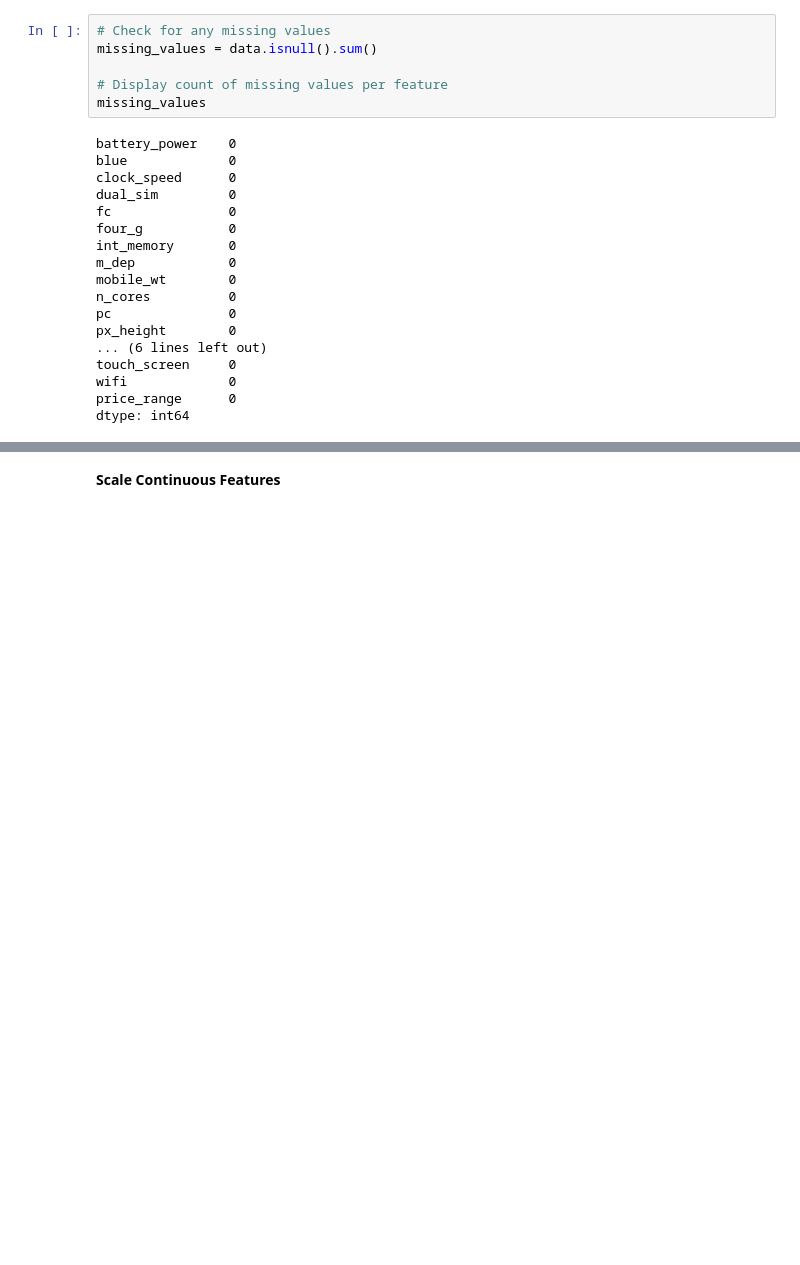
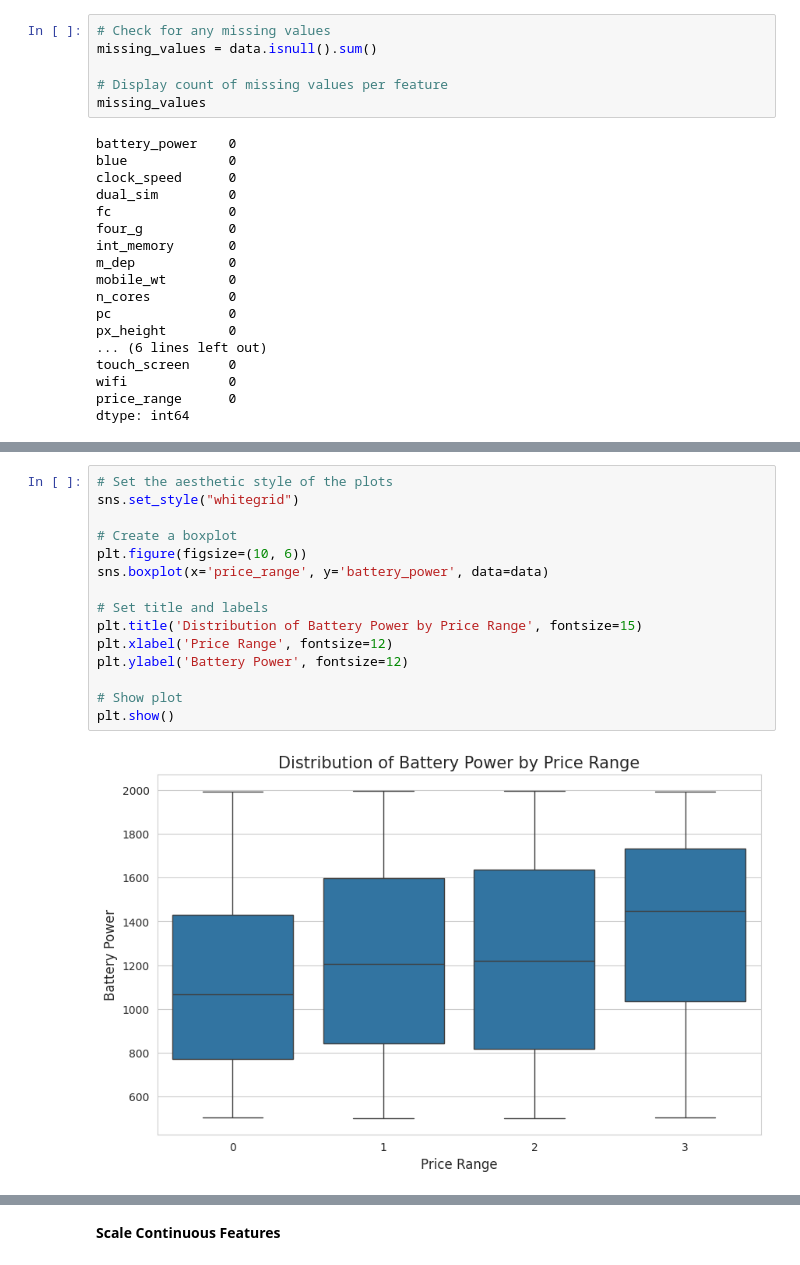
Before and after one commit to ejgallarde/machine-learning, a Jupyter notebook: KNN/Predicting_Phone_Price_Range.ipynb, the cells around one changed output, grey strips where cells are left out. Drawn from its saved outputs; the diff is of its cells as text; blank space fills up the shorter version.

```diff
--- a/KNN/Predicting_Phone_Price_Range.ipynb
+++ b/KNN/Predicting_Phone_Price_Range.ipynb
@@ -102,0 +150,17 @@ dtype: int64
+# %%
+# Set the aesthetic style of the plots
+sns.set_style("whitegrid")
+
+# Create a boxplot
+plt.figure(figsize=(10, 6))
+sns.boxplot(x='price_range', y='battery_power', data=data)
+
+# Set title and labels
+plt.title('Distribution of Battery Power by Price Range', fontsize=15)
+plt.xlabel('Price Range', fontsize=12)
+plt.ylabel('Battery Power', fontsize=12)
+
+# Show plot
+plt.show()
+# %% [output]
+[figure, added]
```
Also changed, not shown: parts of 21 cells of this notebook.
